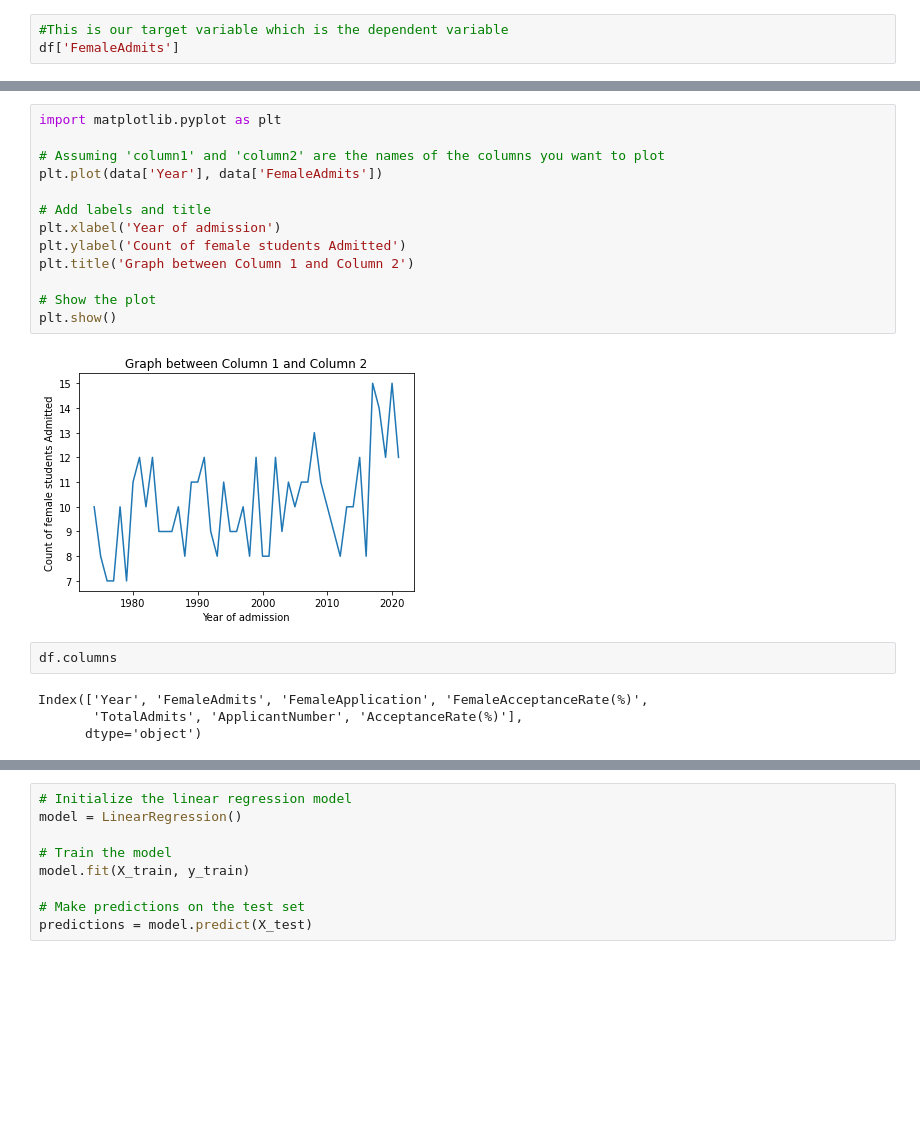
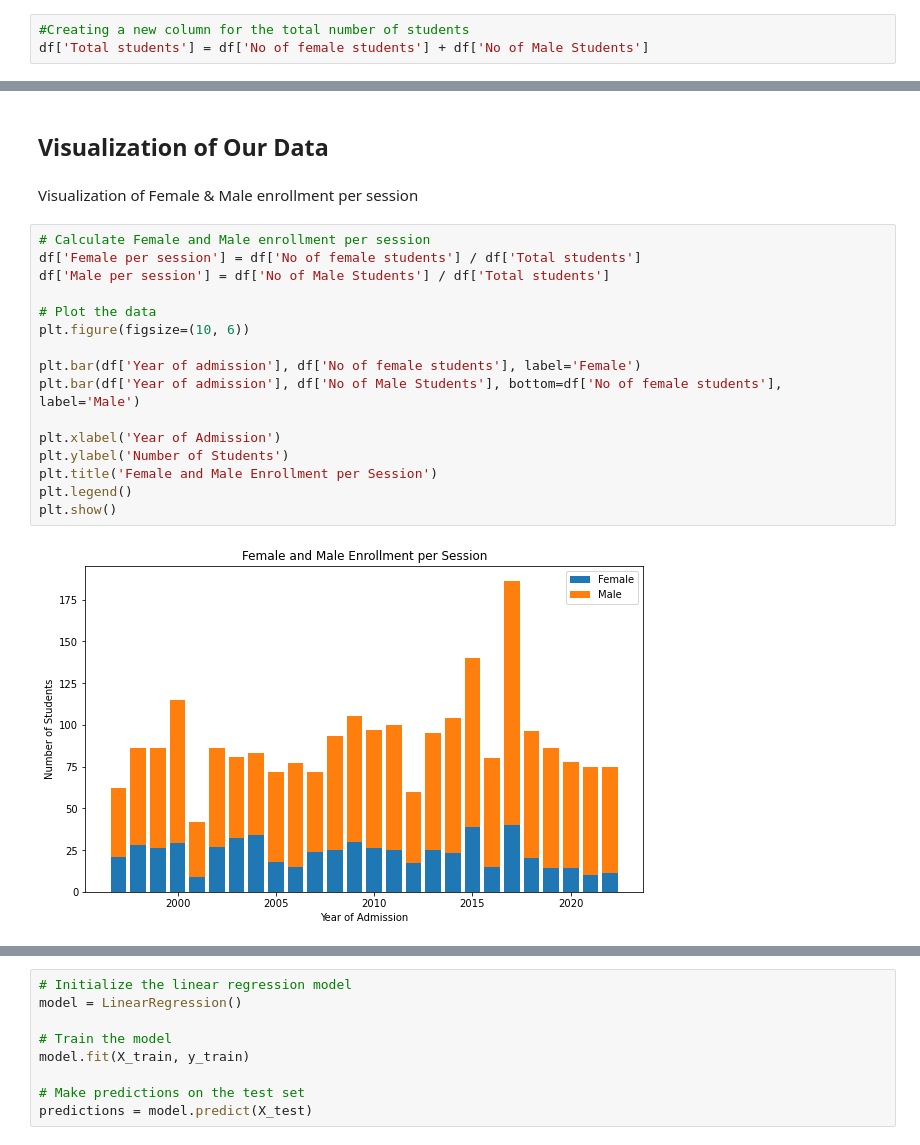
Before and after one commit to Simplystina/CSC-476-Prediction-System, a Jupyter notebook: CSC 476 Research.ipynb, the cells around one changed output, grey strips where cells are left out. Cells and saved outputs as stored; diff of their text form; blank space fills up the shorter version.

```diff
--- a/CSC 476 Research.ipynb
+++ b/CSC 476 Research.ipynb
@@ -57,3 +68,3 @@ dtype: int64
 # %%
-#This is our target variable which is the dependent variable
-df['FemaleAdmits']
+#Creating a new column for the total number of students
+df['Total students'] = df['No of female students'] + df['No of Male Students']
@@ -106,21 +140,22 @@ df[["Year","FemaleApplication","FemaleAcceptanceRate(%)","TotalAdmits","Applican
+# %% [markdown]
+## Visualization of Our Data
+# %% [markdown]
+Visualization of Female & Male enrollment per session
 # %%
-import matplotlib.pyplot as plt
+# Calculate Female and Male enrollment per session
+df['Female per session'] = df['No of female students'] / df['Total students']
+df['Male per session'] = df['No of Male Students'] / df['Total students']
 
-# Assuming 'column1' and 'column2' are the names of the columns you want to plot
-plt.plot(data['Year'], data['FemaleAdmits'])
+# Plot the data
+plt.figure(figsize=(10, 6))
 
-# Add labels and title
-plt.xlabel('Year of admission')
-plt.ylabel('Count of female students Admitted')
-plt.title('Graph between Column 1 and Column 2')
+plt.bar(df['Year of admission'], df['No of female students'], label='Female')
+plt.bar(df['Year of admission'], df['No of Male Students'], bottom=df['No of female students'], label='Male')
 
-# Show the plot
+plt.xlabel('Year of Admission')
+plt.ylabel('Number of Students')
+plt.title('Female and Male Enrollment per Session')
+plt.legend()
 plt.show()
 # %% [output]
-[figure, old version]
+[figure, new version]
-# %%
-df.columns
-# %% [output]
-Index(['Year', 'FemaleAdmits', 'FemaleApplication', 'FemaleAcceptanceRate(%)',
-       'TotalAdmits', 'ApplicantNumber', 'AcceptanceRate(%)'],
-      dtype='object')
```
Also changed, not shown: parts of 34 cells of this notebook.
